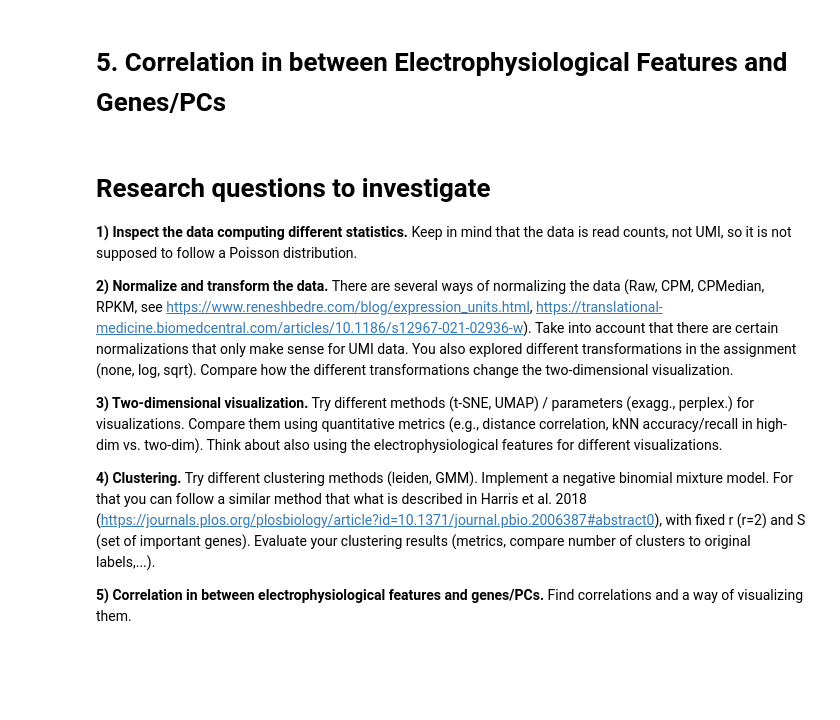
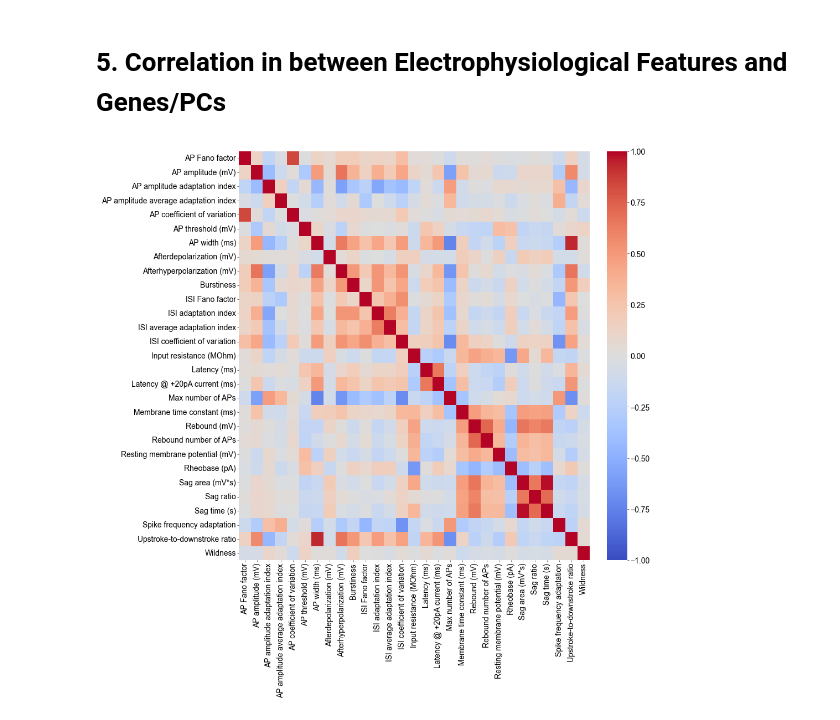
Before and after one commit to H-Kugler/neural-data-science, a Jupyter notebook: final_project/practical03_hand_in.ipynb, the cells around one changed output. Saved outputs shown, nothing was run; the diff lists cells and outputs as text; code cells hidden in the pictures; blank space fills up the shorter version.

```diff
--- a/final_project/practical03_hand_in.ipynb
+++ b/final_project/practical03_hand_in.ipynb
@@ -969,14 +812,14 @@ ValueError: 'c' argument has 103662 elements, which is inconsistent with 'x' and
 # %% [markdown]
 # 5. Correlation in between Electrophysiological Features and Genes/PCs
-# %% [markdown]
-# Research questions to investigate
-
-**1) Inspect the data computing different statistics.** Keep in mind that the data is read counts, not UMI, so it is not supposed to follow a Poisson distribution.
-
-**2) Normalize and transform the data.** There are several ways of normalizing the data (Raw, CPM, CPMedian, RPKM, see https://www.reneshbedre.com/blog/expression_units.html, https://translational-medicine.biomedcentral.com/articles/10.1186/s12967-021-02936-w). Take into account that there are certain normalizations that only make sense for UMI data. You also explored different transformations in the assignment (none, log, sqrt). Compare how the different transformations change the two-dimensional visualization.
-
-**3) Two-dimensional visualization.** Try different methods (t-SNE, UMAP) / parameters (exagg., perplex.) for visualizations. Compare them using quantitative metrics (e.g., distance correlation, kNN accuracy/recall in high-dim vs. two-dim). Think about also using the electrophysiological features for different visualizations.
-
-**4) Clustering.** Try different clustering methods (leiden, GMM). Implement a negative binomial mixture model. For that you can follow a similar method that what is described in Harris et al. 2018 (https://journals.plos.org/plosbiology/article?id=10.1371/journal.pbio.2006387#abstract0), with fixed r (r=2) and S (set of important genes). Evaluate your clustering results (metrics, compare number of clusters to original labels,...).
-
-**5) Correlation in between electrophysiological features and genes/PCs.** Find correlations and a way of visualizing them.
+# %%
+# find correlations between the electrophysiological features
+
+cor_matrix = pd.DataFrame(data=ephysData, columns=ephysNames).corr()
+
+# plot the heatmap
+plt.figure(figsize=(10, 10))
+
+sns.heatmap(cor_matrix, cmap="coolwarm", vmin=-1, vmax=1)
+plt.show()
+# %% [output]
+[figure, added]
```
Also changed, not shown: parts of 30 cells of this notebook.
